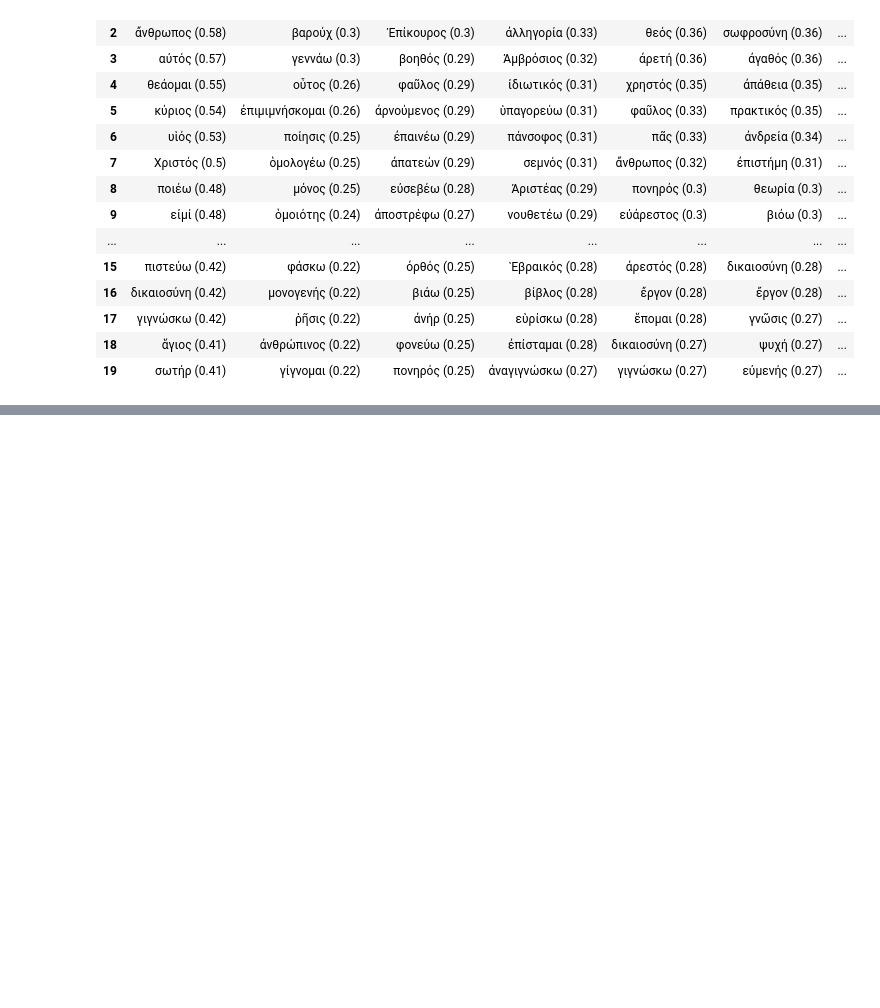
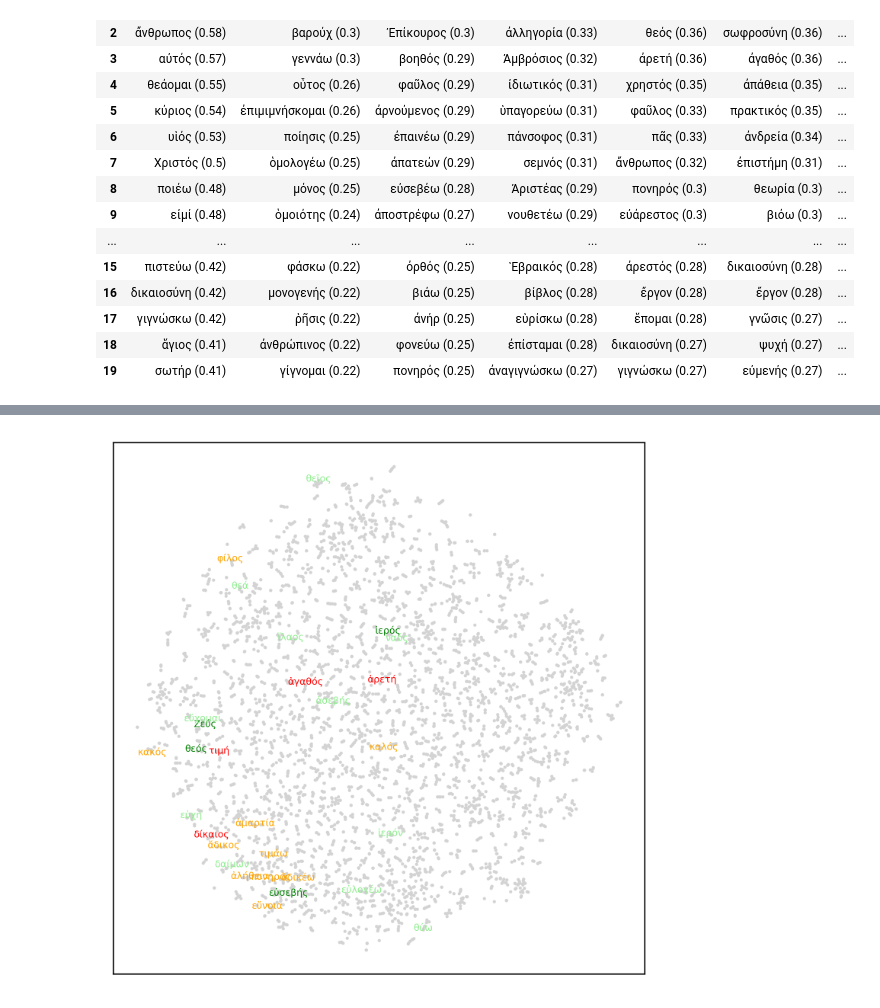
Before and after one commit to kasev/theos, a Jupyter notebook: scripts/4_embedding-analyses.ipynb, the cells around one changed output, grey strips where cells are left out. Drawn from its saved outputs; the diff is of its cells as text; code cells hidden in the pictures; blank space fills up the shorter version.

```diff
--- a/scripts/4_embedding-analyses.ipynb
+++ b/scripts/4_embedding-analyses.ipynb
@@ -416,0 +418,46 @@ for worda in enumerate(religion_final):
+# %%
+def get_tsne_coors(keyed_vectors, keys=None, perplexity=18, seed=1):
+    if keys != None:
+        vectors = keyed_vectors[keys]
+        words = np.array(keys)
+    else:
+        vectors = keyed_vectors.vectors
+        words = np.array(keyed_vectors.index_to_key)
+    tsne = TSNE(n_components=2, random_state=seed, perplexity=perplexity, init="pca", learning_rate='auto', metric='cosine', n_iter=1000) # dissimilarity="precomputed",
+    pos = tsne.fit_transform(vectors) # project all points into space
+    xs, ys = pos[:, 0], pos[:, 1]
+    minmax = [pos[:, 0].min(), pos[:, 0].max(), pos[:, 1].min(), pos[:, 1].max()]
+    # normalize on scale from 0 to 1
+    xs = (xs - minmax[0]) / (minmax[1] - minmax[0])
+    ys = (ys - minmax[2]) / (minmax[3] - minmax[2])
+    return xs, ys, words
+# %%
+xs, ys, words = get_tsne_coors(keyed_vectors, keys=None, perplexity=30)
+# %%
+def draw_special_words(wordlist, color, fontsize=6):
+    color_idx = [word[0] for word in enumerate(words) if word[1] in wordlist]
+    for x,y,w in zip(xs[color_idx], ys[color_idx] - 0.003, words[color_idx]):
+        ax.text(x,y,w, horizontalalignment='center', fontsize=fontsize, color=color, zorder=3)
+# %%
+sub = "archaic"
+fig, ax = plt.subplots(figsize=(5, 5), dpi=300, tight_layout=True)
+
+keyed_vectors = vectors_seed1_dict[sub]
+
+xs, ys, words = get_tsne_coors(keyed_vectors, keys=None, perplexity=5)
+
+special_words = religion_final + morality_final + morality_extension
+# all words as dots if not in lists
+dots_idx = [word[0] for word in enumerate(words) if word[1] not in special_words]
+ax.scatter(xs[dots_idx], ys[dots_idx], s=1, color="lightgrey", zorder=1)
+
+draw_special_words(religion_final, "green")
+draw_special_words(morality_final, "red")
+draw_special_words(morality_extension, "orange")
+draw_special_words(religion_extension, "lightgreen")
+
+
+ax.axes.get_xaxis().set_visible(False)
+ax.axes.get_yaxis().set_visible(False)
+# %% [output]
+[figure, added]
```
Also changed, not shown: parts of 24 cells of this notebook.
